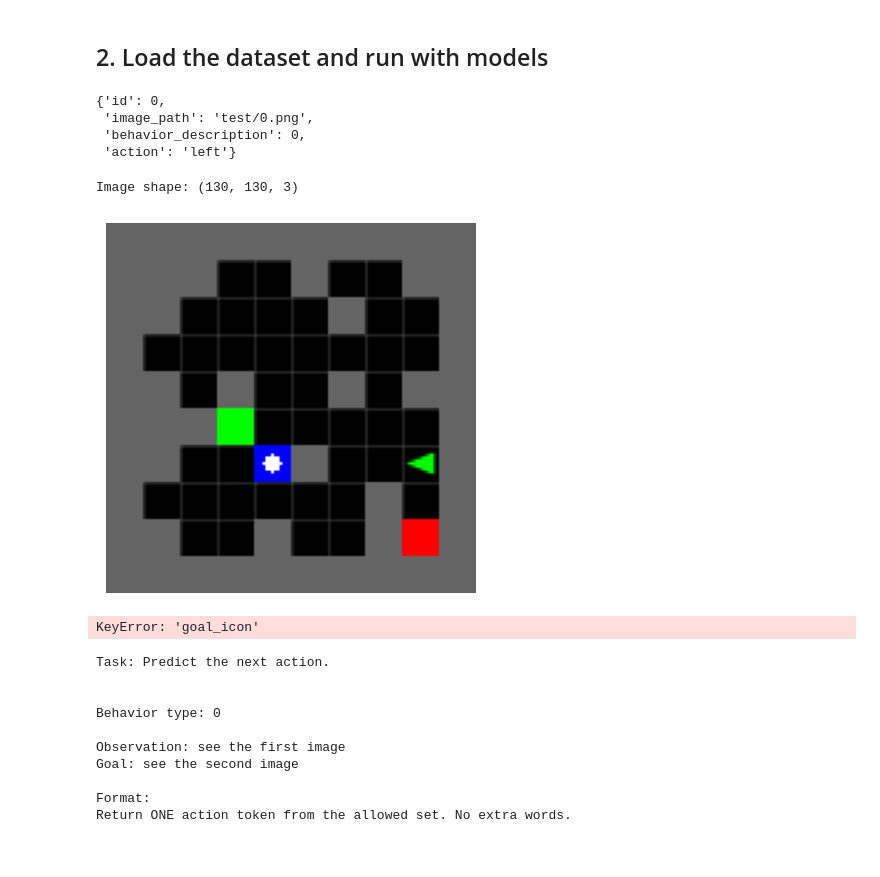
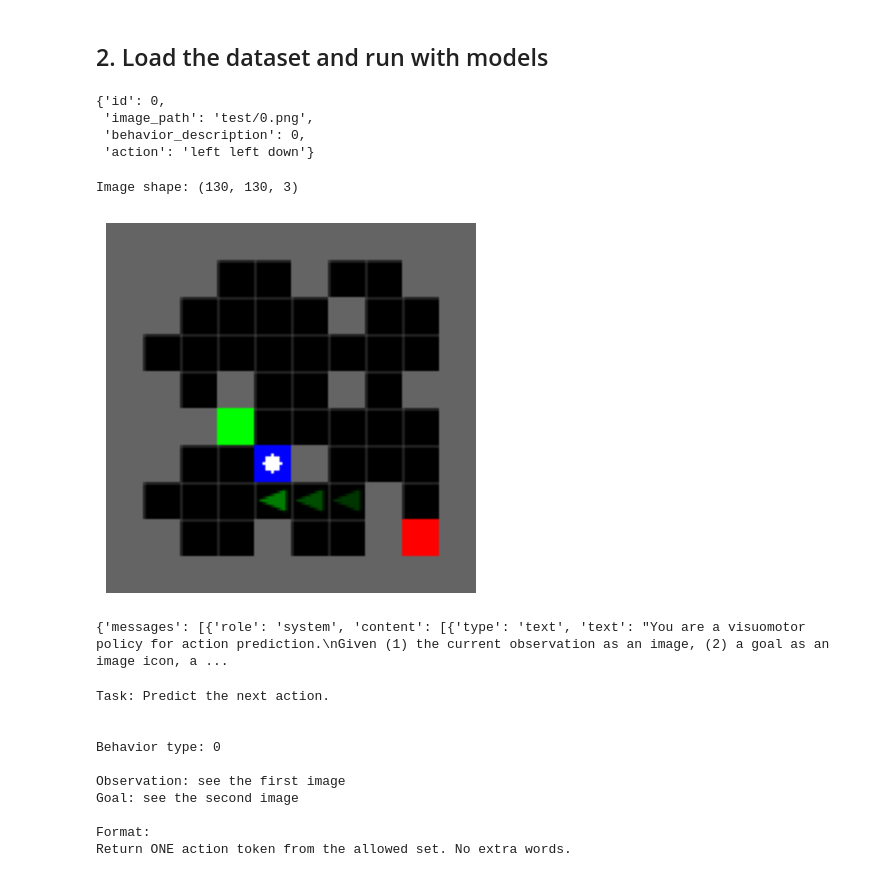
Before and after one commit to chen-yuan-zhang/new_multi_grid, a Jupyter notebook: neuro_predictor_training/data_gen.ipynb, the cells around one changed output. Drawn from its saved outputs; the diff is of its cells as text; code cells hidden in the pictures.

Commit message:
update training code

```diff
--- a/neuro_predictor_training/data_gen.ipynb
+++ b/neuro_predictor_training/data_gen.ipynb
@@ -182,6 +185,7 @@ display_image(sample_goal_desc)
 Image shape: (13, 13, 3)
 [figure]
 # %%
+
 DIRECTION_TO_TEXT_DICT = {
     0: 'right',
     1: 'down',
@@ -189,7 +193,7 @@ DIRECTION_TO_TEXT_DICT = {
     3: 'up'
 }
 
-dataset_dir_pattern = "/home/sukai/Project/chenyuan_project/new_multi_grid/data/training_data/actor_moves_dataset_single_image/{split}"
+dataset_dir_pattern = "/home/sukai/Project/chenyuan_project/new_multi_grid/data/training_data/actor_moves_dataset_fuse_image/{split}"
 
 def obtain_data_dict_for_models(data_dict, split='train'):
 
@@ -219,12 +223,46 @@ def obtain_data_dict_for_models(data_dict, split='train'):
             current_dir = current_obs['target_dir']
             current_pos_state = (current_pos, current_dir)
 
+            # I also want previous 2 states
+            if t >= 2:
+                prev_obs_1 = all_obs[t-1]
+                prev_obs_2 = all_obs[t-2]
+                prev_pos_1 = prev_obs_1['target_pos']
+                prev_dir_1 = prev_obs_1['target_dir']
+                prev_pos_2 = prev_obs_2['target_pos']
+                prev_dir_2 = prev_obs_2['target_dir']
+
 
             target_action = DIRECTION_TO_TEXT_DICT[int(next_obs['target_dir'])]
+            # I also want the later 2 target actions
+            if t < len(all_obs)-3:
+                later_obs_1 = all_obs[t+2]
+                later_obs_2 = all_obs[t+3]
+                later_action_1 = DIRECTION_TO_TEXT_DICT[int(later_obs_1['target_dir'])]
+                later_action_2 = DIRECTION_TO_TEXT_DICT[int(later_obs_2['target_dir'])]
+                target_action = f"{target_action} {later_action_1} {later_action_2}"
+            elif t < len(all_obs)-2:
+                later_obs_1 = all_obs[t+2]
+                later_action_1 = DIRECTION_TO_TEXT_DICT[int(later_obs_1['target_dir'])]
+                target_action = f"{target_action} {later_action_1} stop"
+            else:
+                target_action = f"{target_action} stop stop"
+
 
 
             # render image
             image = local_render(grid, width, height, current_pos_state, tile_size=13, goal_data=goal)
+            # i also want previous 2 images
+            if t >= 2:
+                image_prev_1 = local_render(grid, width, height, (prev_pos_1, prev_dir_1), tile_size=13, goal_data=goal)
+                image_prev_2 = local_render(grid, width, height, (prev_pos_2, prev_dir_2), tile_size=13, goal_data=goal)
+            else:
+                image_prev_1 = image # just duplicate current image
+                image_prev_2 = image
+
+            # use cv2 to fuse 3 images, 7:3 ratio
+            image = cv2.addWeighted(image_prev_2, 0.3, image, 0.7, 0)
+            image = cv2.addWeighted(image_prev_1, 0.3, image, 0.7, 0)
 
             # get goal description
             if goal_desc is None:
@@ -342,7 +379,7 @@ dataset[0]
 {'id': 0,
  'image_path': 'test/0.png',
  'behavior_description': 0,
- 'action': 'left'}
+ 'action': 'left left down'}
 # %%
 from multigrid.gr_pursuer.agents.neuro_predictor import convert_to_conversation
 def map_fn(sample):
@@ -362,16 +399,16 @@ def map_fn(sample):
 
 dataset = dataset.map(map_fn)
 # %%
-display_image(np.asarray(dataset[0]['image']))
+display_image(np.asarray(dataset[7]['image']))
 # %% [output]
 Image shape: (130, 130, 3)
-[figure, old version]
+[figure, new version]
 # %%
 sample = dataset[0]
 conversation = convert_to_conversation(sample)
 print(conversation)
 # %% [output]
-KeyError: 'goal_icon'
+{'messages': [{'role': 'system', 'content': [{'type': 'text', 'text': "You are a visuomotor policy for action prediction.\nGiven (1) the current observation as an image, (2) a goal as an image icon, a ...
 # %%
 print(conversation['messages'][1]['content'][0]['text'])
 # %% [output]
```
Also changed, not shown: parts of 2 cells of this notebook, 8 other files.
